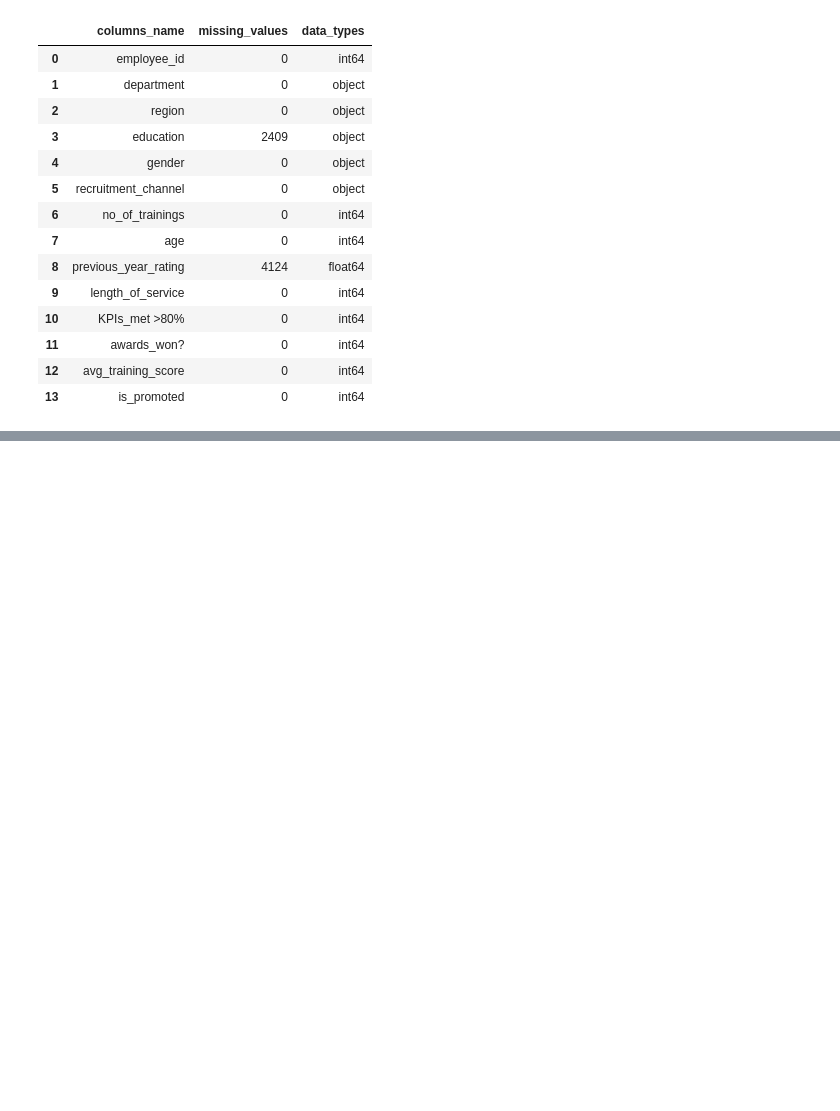
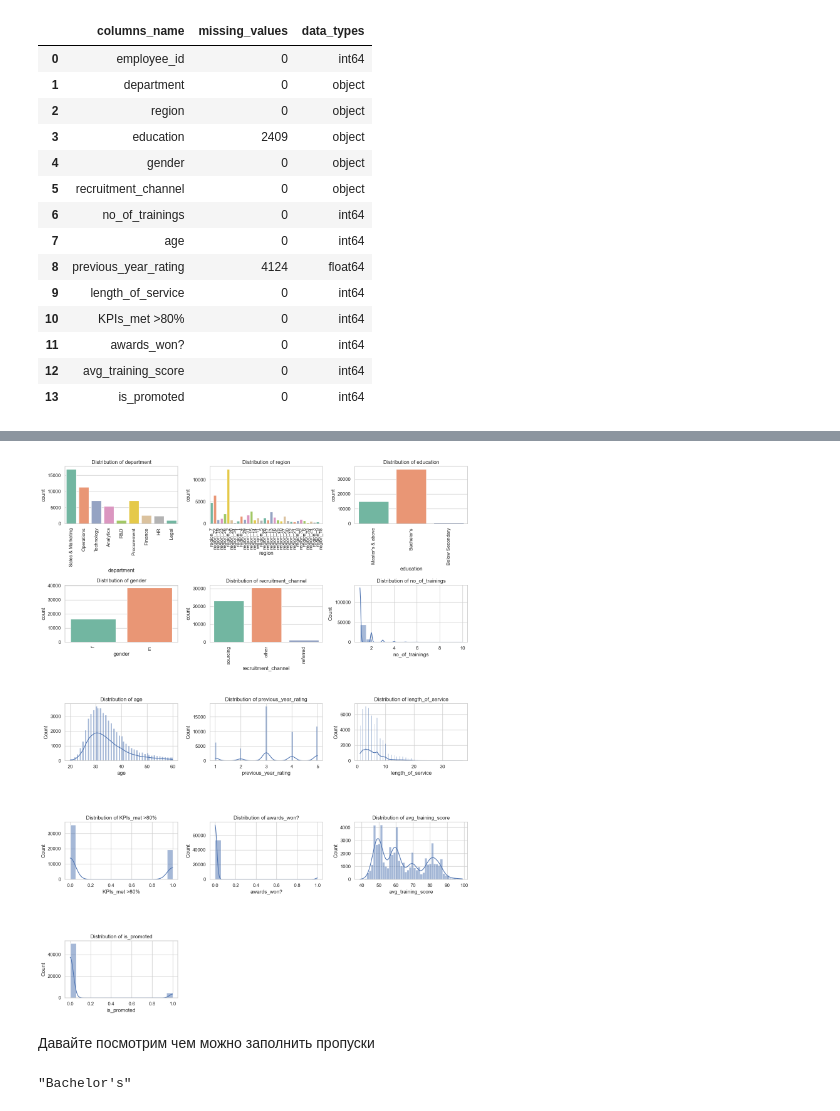
Before and after one commit to KoryakovDmitry/ml-sys-design-task, a Jupyter notebook: ml_sys_design_babushkin_task.ipynb, the cells around one changed output, grey strips where cells are left out. Saved outputs shown, nothing was run; the diff lists cells and outputs as text; code cells hidden in the pictures; blank space fills up the shorter version.

```diff
--- a/ml_sys_design_babushkin_task.ipynb
+++ b/ml_sys_design_babushkin_task.ipynb
@@ -179,0 +163,16 @@ Passing `palette` without assigning `hue` is deprecated and will be removed in v
+# %%
+plt.figure(figsize=figsize)
+
+for i, column in enumerate(all_columns, 1):
+    plt.subplot(5, 3, i)
+    if df[column].dtype == 'object':
+        sns.countplot(data=df, x=column, palette='Set2')
+        plt.xticks(rotation=90)
+    else:
+        sns.histplot(df[column], kde=True, palette='Set2')
+    plt.title(f'Distribution of {column}')
+
+plt.tight_layout()
+plt.show()
+# %% [output]
+[figure, added]
@@ -179,0 +183,8 @@ Passing `palette` without assigning `hue` is deprecated and will be removed in v
+# %% [markdown]
+Давайте посмотрим чем можно заполнить пропуски
+# %%
+education_counts = df['education'].value_counts()
+education_mode = education_counts.idxmax()
+education_mode
+# %% [output]
+"Bachelor's"
```
Also changed, not shown: parts of 16 cells of this notebook.
